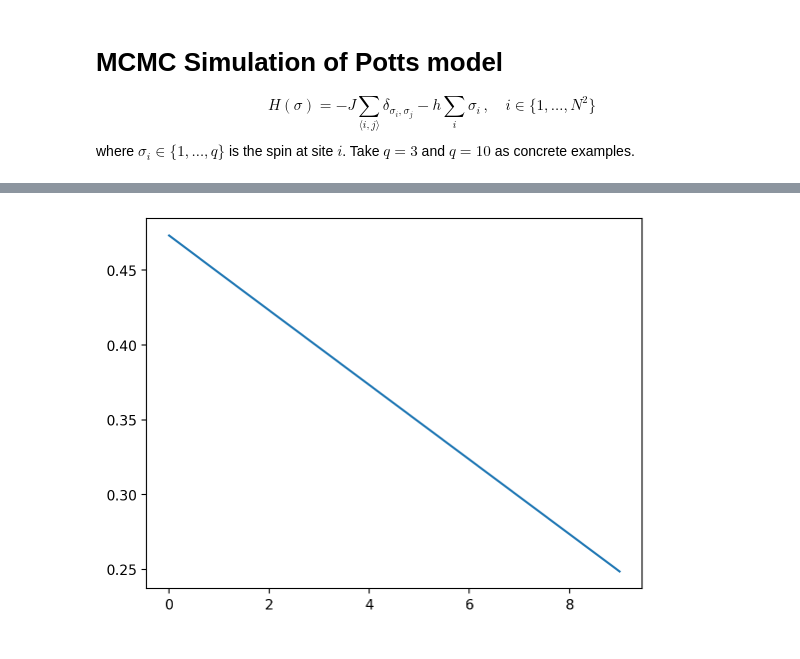
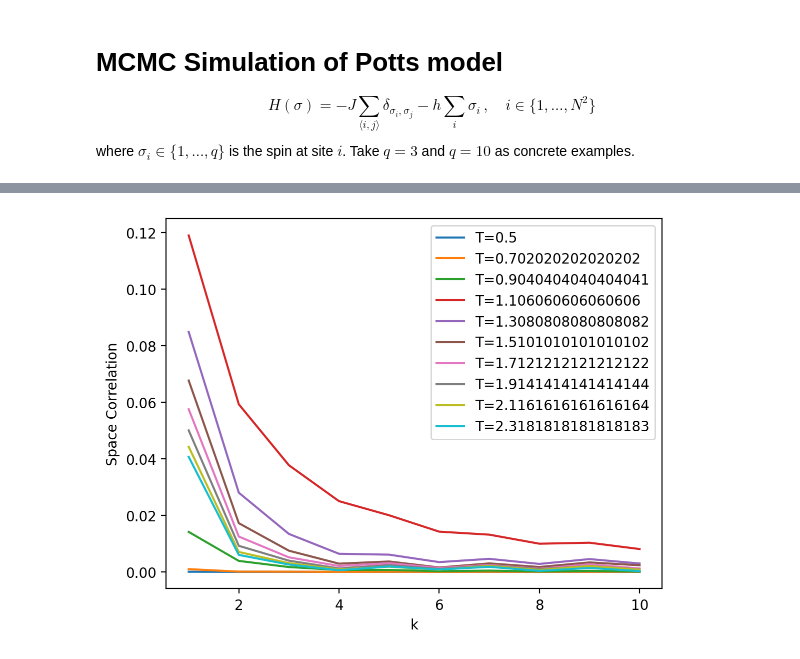
Before and after one commit to xiaoxuan-yu/Potts_MC_Simulation, a Jupyter notebook: simulation/Post-simulation.ipynb, the cells around one changed output, grey strips where cells are left out. Drawn from its saved outputs; the diff is of its cells as text; code cells hidden in the pictures.

Commit message:
Implementation of data analysis

```diff
--- a/simulation/Post-simulation.ipynb
+++ b/simulation/Post-simulation.ipynb
@@ -104,7 +67,7 @@ n_steps = 400000
 %matplotlib inline
 %config InlineBackend.figure_format='retina'
 # internal energy
-@jit
+@jit(forceobj=True)
 def internal_energy(spin_series, J, h):
     """计算内能
     Args:
@@ -122,11 +85,9 @@ def internal_energy(spin_series, J, h):
     # 求和得到内能
     E = np.mean(E_series)
     return E
-
-import os.path
 # internal energy
 U_series = np.zeros(shape=(len(T_series)))
-for i in range(len(T_series)):
+for i in trange(len(T_series)):
     T = T_series[i]
     beta = 1/(k*T)
     # load data
@@ -137,7 +98,7 @@ for i in range(len(T_series)):
     else:
         raise ValueError(f'Simulation trajectory for T={T} and q={q} does not exist!')
 # plot
-plt.plot(T_series, U_series, 'o')
+plt.plot(T_series, U_series, 'o-')
 plt.xlabel('Temperature')
 plt.ylabel('Internal Energy')
 plt.show()
@@ -169,7 +130,7 @@ def specific_heat(spin_series, J, h, N):
 
 # specific heat
 C_series = np.zeros(shape=(len(T_series)))
-for i in range(len(T_series)):
+for i in trange(len(T_series)):
     T = T_series[i]
     beta = 1/(k*T)
     # load data
@@ -180,7 +141,7 @@ for i in range(len(T_series)):
     else:
         raise ValueError(f'Simulation trajectory for T={T} and q={q} does not exist!')
 # plot
-plt.plot(T_series, C_series, 'o')
+plt.plot(T_series, C_series, 'o-')
 plt.xlabel('Temperature')
 plt.ylabel('Specific Heat')
 plt.show()
@@ -212,7 +173,7 @@ def magnetization(spin_series):
     return M
 
 M_series = np.zeros(shape=(len(T_series)))
-for i in range(len(T_series)):
+for i in trange(len(T_series)):
     T = T_series[i]
     beta = 1/(k*T)
     # load data
@@ -232,51 +218,59 @@ plt.show()
 # %%
 # space correlation and characteristic length
-@jit
-def space_correlation(spin_series, J, h, k):
+@jit(forceobj=True)
+def space_correlation(spin_series, k):
     """计算空间相关函数
     Args:
         spin_series: 自旋状态序列,shape=(n_steps, N, N)的数组,其中n_steps是模拟步数,N是格子数目
-        J: 相邻自旋互相作用能量强度
-        h: 外磁场强度
         k: |i-j|
     Returns:
         Gamma: 空间相关函数 \Gamma(k) = 1/(4N^2) sum_i sum_{j=i+-(0,k) or (k,0)} <s_i s_j>-<s_i><s_j>
     """
+    si_sj = 0
+    N = spin_series.shape[1]
+    si_sj += np.sum(spin_series * np.roll(spin_series,k,1))
+    si_sj += np.sum(spin_series * np.roll(spin_series,k,2))
+    si_sj_mean = si_sj/spin_series.shape[0]
+    s_mean = np.mean(spin_series, axis = 0)
+    si_mean_sj_mean= np.sum(s_mean*np.roll(s_mean,k,0)) + np.sum(s_mean*np.roll(s_mean,k,1))
+    Gamma_k = 1/(4*N**2) * (si_sj_mean - si_mean_sj_mean)
+    return Gamma_k
 
+from scipy.stats import linregress
 
-
-from scipy.optimize import curve_fit
+@jit(forceobj=True)
 def characteristic_length(Gamma):
     """计算特征长度
     Args:
         Gamma: 空间相关函数
     Returns:
-        xi: 特征长度,标量 Gamma(k) = exp(-k/xi)
+        xi: 特征长度,标量 Gamma(k) = exp(-k/xi) thus ln(Gamma(k)) = -k/xi
     """
 
     # 计算特征长度
-    x = np.arange(1,Gamma.shape[0]+1)
-    xi, _ = curve_fit(lambda x, xi: np.exp(-x/xi), x, Gamma)
+    k = np.arange(1,len(Gamma)+1)
+    log_Gamma = np.log(Gamma)
+    slope, intercept, r_value, p_value, std_err = linregress(k, log_Gamma)
+    xi = -1/slope
     return xi
 
 xi_series = np.zeros(shape=(len(T_series)))
-for T in T_series:
+for i in trange(len(T_series)):
+    T = T_series[i]
     beta = 1/(k*T)
     # load data
-    if os.path.isfile('Potts_Data_new/spin_history_{}_{:.2f}.npy'.format(q, T)):
-        data = np.load('Potts_Data_new/spin_history_{}_{:.2f}.npy'.format(q, T))
+    if os.path.isfile('Potts_Data/spin_history_{}_{:.2f}.npy'.format(q, T)):
+        data = np.load('Potts_Data/spin_history_{}_{:.2f}.npy'.format(q, T))
         data = data[data.shape[0]//2:,:,:]
-        Gamma = space_correlation(data, J, h)
-        # plot Gamma
-        if T == T_series[0]:
-            plt.plot(Gamma)
+        Gamma = [space_correlation(data, k) for k in range(1,11)]
+        if i%10==0:
+            plt.plot(np.arange(1,11), Gamma, label=f'T={T}')
         xi_series[i] = characteristic_length(Gamma)
     else:
         raise ValueError(f'Simulation trajectory for T={T} and q={q} does not exist!')
-# plot
-#plt.plot(T_series, xi_series, 'o')
-#plt.xlabel('Temperature')
-#plt.ylabel('Characteristic Length')
+plt.xlabel('k')
+plt.ylabel('Space Correlation')
+plt.legend()
 plt.show()
 # %% [output]
-[figure, old version]
+[figure, new version]
```
Also changed, not shown: parts of 12 cells of this notebook, 5 other files.
